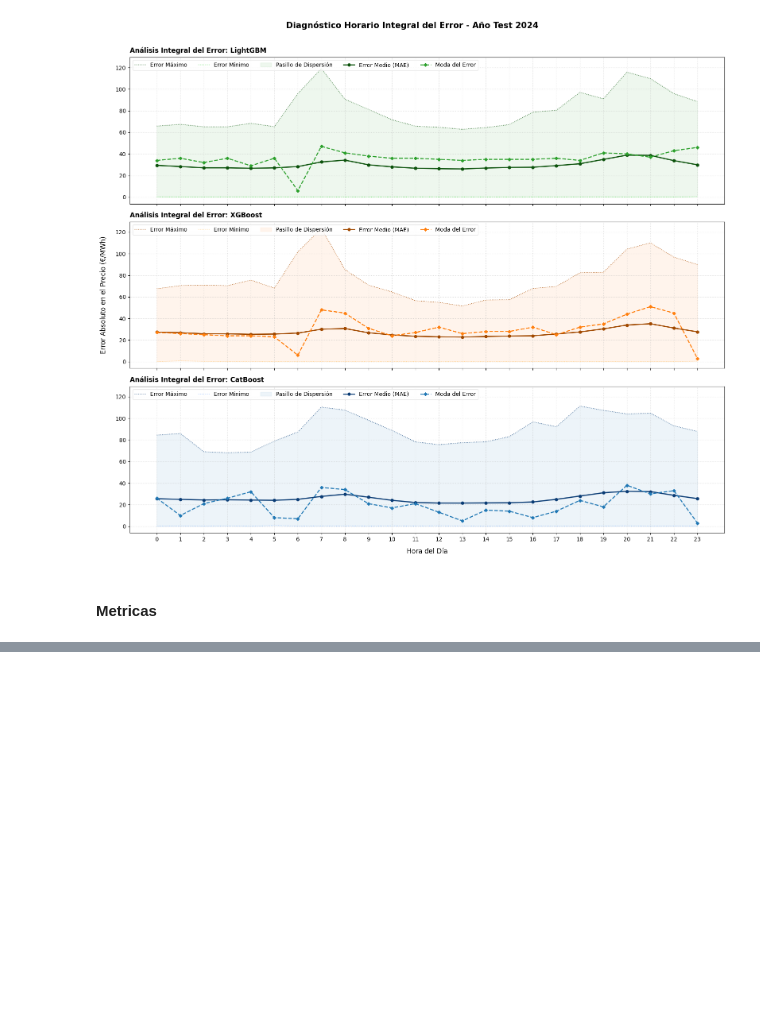
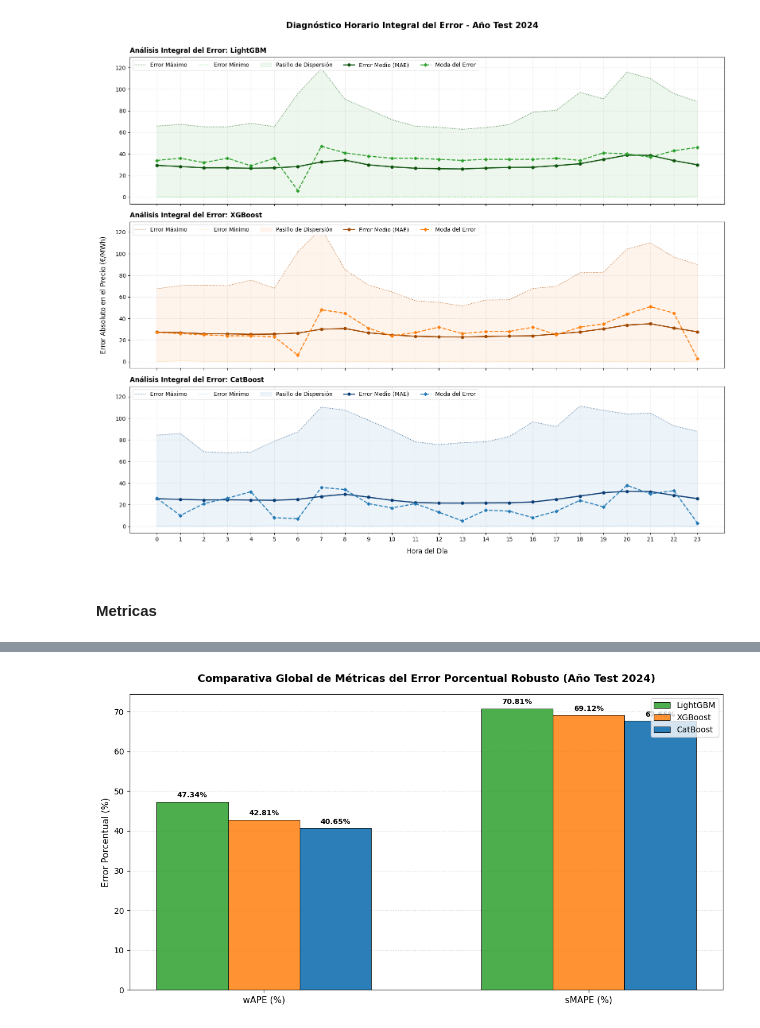
Before and after one commit to JaimeSa03/TFG_Model_Predictor, a Jupyter notebook: Experimentos/Metodos_Ensamblados/Experimento_1.ipynb, the cells around one changed output, grey strips where cells are left out. Cells and saved outputs as stored; diff of their text form; code cells hidden in the pictures; blank space fills up the shorter version.

```diff
--- a/Experimentos/Metodos_Ensamblados/Experimento_1.ipynb
+++ b/Experimentos/Metodos_Ensamblados/Experimento_1.ipynb
@@ -746,0 +747,87 @@ print("\n¡Archivo 'resumen_metricas_globales_completas_2024.csv' generado con
+# %%
+import numpy as np
+import matplotlib.pyplot as plt
+import pandas as pd
+
+# =======================================================================================
+# 12. VISUALIZACIÓN DE MÉTRICAS GLOBALES DE PRECISIÓN (ROBUSTAS - DESDE RESUMEN)
+# =======================================================================================
+
+# 1. Cargar el dataframe resumen generado en el paso anterior
+df_resumen = pd.read_csv('resumen_metricas_globales_completas_2024.csv')
+
+# Configuramos los modelos como índice para facilitar el gráfico
+df_resumen.set_index('Modelo', inplace=True)
+
+# Definimos los colores oficiales de tu TFG para mantener consistencia
+colores_modelos = ['#2ca02c', '#ff7f0e', '#1f77b4'] # Verde (LGB), Naranja (XGB), Azul (Cat)
+
+# ---------------------------------------------------------------------------------------
+# GRÁFICA A: COMPARATIVA DE MÉTRICAS PORCENTUALES ROBUSTAS (wAPE vs sMAPE)
+# ---------------------------------------------------------------------------------------
+fig, ax = plt.subplots(figsize=(11, 6))
+
+# Seleccionamos únicamente las métricas que no generan ruido numérico
+metricas_pct = ['wAPE (%)', 'sMAPE (%)']
+x = np.arange(len(metricas_pct))
+ancho_barra = 0.22
+
+# Dibujamos las barras agrupadas manteniendo la coherencia de colores por modelo
+ax.bar(x - ancho_barra, df_resumen.loc['LightGBM', metricas_pct], width=ancho_barra, label='LightGBM', color='#2ca02c', alpha=0.85, edgecolor='black', linewidth=0.7)
+ax.bar(x, df_resumen.loc['XGBoost', metricas_pct], width=ancho_barra, label='XGBoost', color='#ff7f0e', alpha=0.85, edgecolor='black', linewidth=0.7)
+ax.bar(x + ancho_barra, df_resumen.loc['CatBoost', metricas_pct], width=ancho_barra, label='CatBoost', color='#1f77b4', alpha=0.95, edgecolor='black', linewidth=0.7)
+
+# Formato académico para el análisis porcentual robusto
+ax.set_title('Comparativa Global de Métricas del Error Porcentual Robusto (Año Test 2024)', fontsize=13, fontweight='bold', pad=15)
+ax.set_ylabel('Error Porcentual (%)', fontsize=11)
+ax.set_xticks(x)
+ax.set_xticklabels(metricas_pct, fontsize=11)
+ax.grid(axis='y', linestyle=':', alpha=0.6)
+ax.set_axisbelow(True)
+ax.legend(loc='upper right', fontsize=10)
+
+# Añadir etiquetas de valor exacto encima de cada barra para el tribunal
+for bar in ax.patches:
+    height = bar.get_height()
+    if height > 0:
+        ax.annotate(f'{height:.2f}%',
+                    xy=(bar.get_x() + bar.get_width() / 2, height),
+                    xytext=(0, 3),  # Desplazamiento vertical de 3 puntos
+                    textcoords="offset points",
+                    ha='center', va='bottom', fontsize=9, fontweight='bold')
+
+plt.tight_layout()
+plt.savefig('grafico_comparativa_errores_porcentuales_2024.png', dpi=300)
+plt.show()
+
+# ---------------------------------------------------------------------------------------
+# GRÁFICA B: COMPORTAMIENTO DEL R² (BONDAD DE AJUSTE GLOBAL)
+# ---------------------------------------------------------------------------------------
+plt.figure(figsize=(8, 5))
+
+modelos_nombres = df_resumen.index
+r2_valores = df_resumen['R²']
+
+barras_r2 = plt.bar(modelos_nombres, r2_valores, color=colores_modelos, alpha=0.85, edgecolor='black', linewidth=0.7, width=0.5)
+
+# Formato académico para el R2
+plt.title('Coeficiente de Determinación Global ($R^2$) - Año Test 2024', fontsize=13, fontweight='bold', pad=15)
+plt.ylabel('Valor del Coeficiente $R^2$', fontsize=11)
+plt.ylim(0, 1.0) # El R2 ideal es 1.0
+plt.grid(axis='y', linestyle=':', alpha=0.6)
+plt.gca().set_axisbelow(True)
+
+# Añadir el valor exacto encima de cada barra
+for bar in barras_r2:
+    height = bar.get_height()
+    plt.annotate(f'{height:.3f}',
+                xy=(bar.get_x() + bar.get_width() / 2, height),
+                xytext=(0, 3),
+                textcoords="offset points",
+                ha='center', va='bottom', fontsize=10, fontweight='bold')
+
+plt.tight_layout()
+plt.savefig('grafico_comparativa_r2_global_2024.png', dpi=300)
+plt.show()
+# %% [output]
+[figure, added]
```
Also changed, not shown: parts of 2 cells of this notebook, 2 other files.
